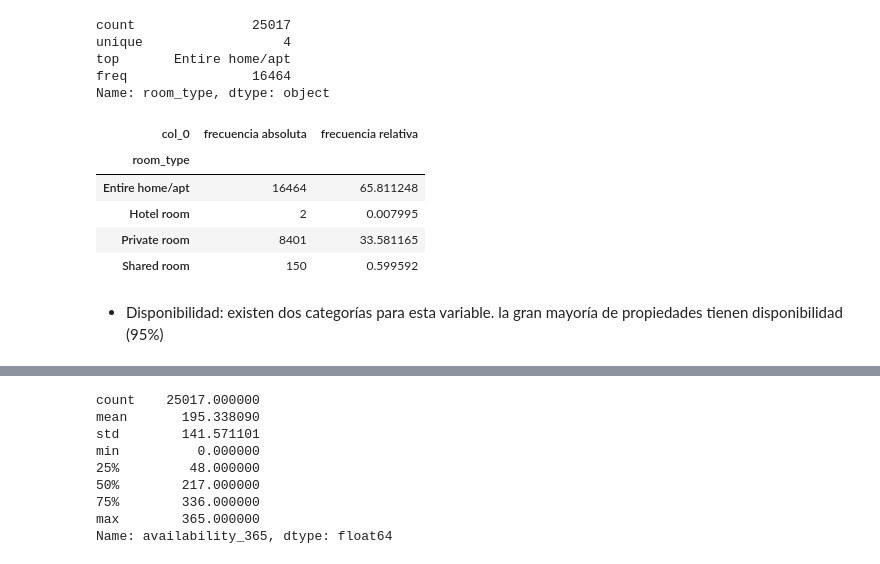
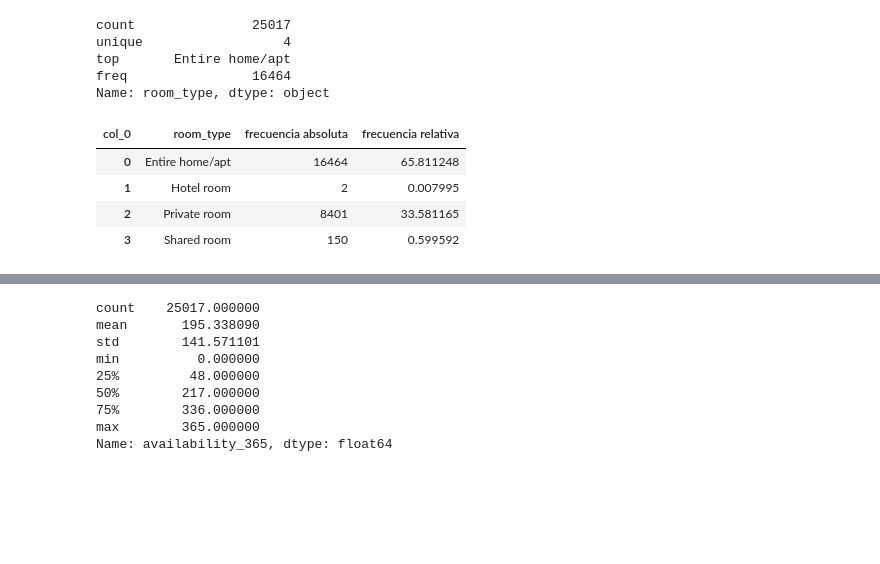
Before and after one commit to d-chacon/Ciencia_Datos_Taller_1, a Jupyter notebook: taller_1.ipynb, the cells around one changed output, grey strips where cells are left out. Saved outputs shown, nothing was run; the diff lists cells and outputs as text; code cells hidden in the pictures; blank space fills up the shorter version.

```diff
--- a/taller_1.ipynb
+++ b/taller_1.ipynb
@@ -23,9 +23,10 @@ Primero se importan las librerías necesarias, en este caso Pandas y Matplotlib
 # %%
 import pandas as pd
 import matplotlib.pyplot as plt
+import seaborn as sns
 
 pd.set_option("display.max_columns", None)
-pd.set_option("display.max_rows", None)
+pd.set_option("display.max_rows", 20)
 # %% [markdown]
 Se carga el dataset, es importante destacar que debe estar agregado en el ambiente de Colab.
 # %%
@@ -81,0 +74,4 @@ listings_df[["neighbourhood_cleansed", "property_type", "price", "has_availabili
+# %%
+listings_df["price_float"] = listings_df["price"].str.replace("[$,]", "", regex=True).astype(float)
+listings_df= listings_df[["id", "neighbourhood_cleansed", "room_type", "price_float", "accommodates", "availability_365"]]
+listings_df
@@ -88,0 +95,3 @@ listings_df["id"].nunique()
+# %%
+print(listings_df["id"].nunique())
+listings_df=listings_df.drop("id", axis=1)
@@ -159,13 +190,11 @@ Name: room_type, dtype: object
 # %%
 crosstab = pd.crosstab(index = listings_df["room_type"], columns = "frecuencia absoluta", )
 crosstab["frecuencia relativa"] = crosstab["frecuencia absoluta"] / listings_df["room_type"].count() *100
+crosstab = crosstab.reset_index()
 crosstab
 # %% [output]
-| col_0 | frecuencia absoluta | frecuencia relativa |
-| room_type |  |  |
-| Entire home/apt | 16464 | 65.811248 |
-| Hotel room | 2 | 0.007995 |
-| Private room | 8401 | 33.581165 |
-| Shared room | 150 | 0.599592 |
+| col_0 | room_type | frecuencia absoluta | frecuencia relativa |
+| 0 | Entire home/apt | 16464 | 65.811248 |
+| 1 | Hotel room | 2 | 0.007995 |
+| 2 | Private room | 8401 | 33.581165 |
+| 3 | Shared room | 150 | 0.599592 |
-# %% [markdown]
-*   Disponibilidad: existen dos categorías para esta variable. la gran mayoría de propiedades tienen disponibilidad (95%)
```
Also changed, not shown: parts of 43 cells of this notebook.
